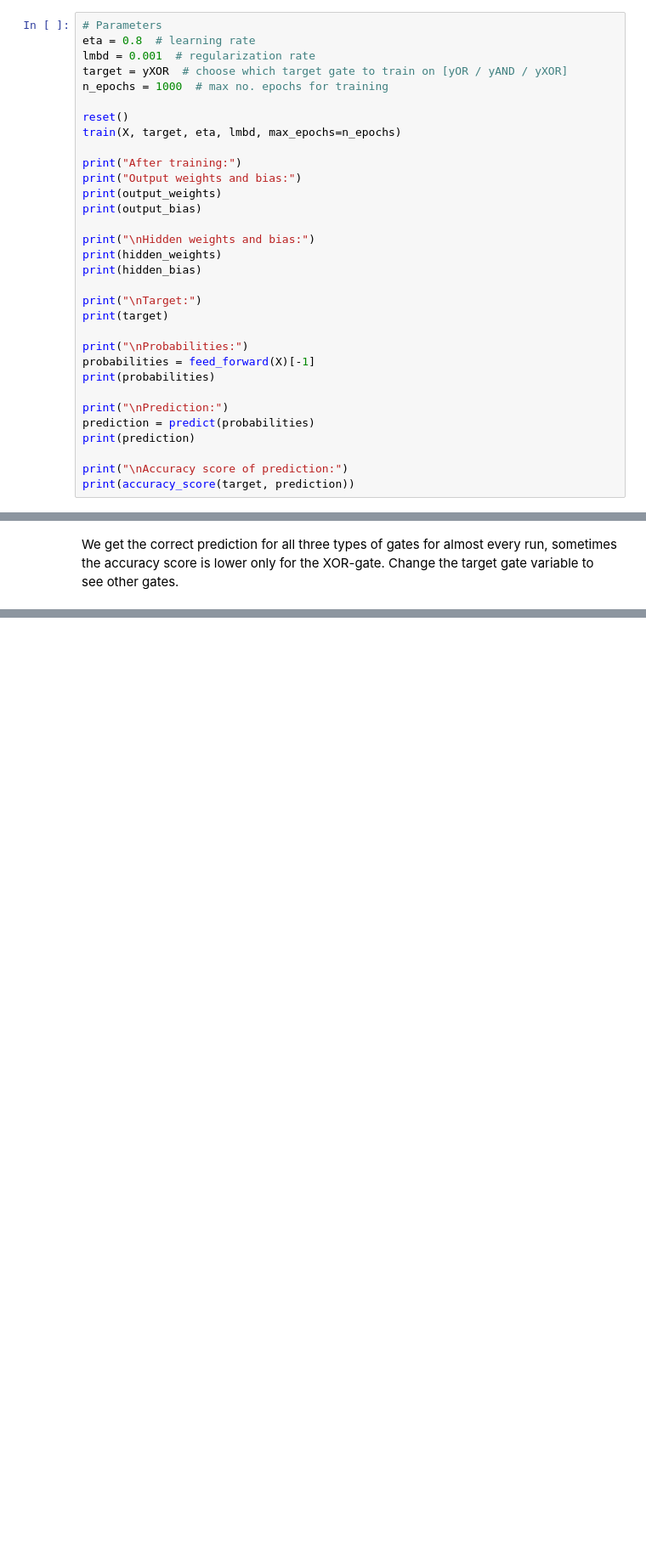
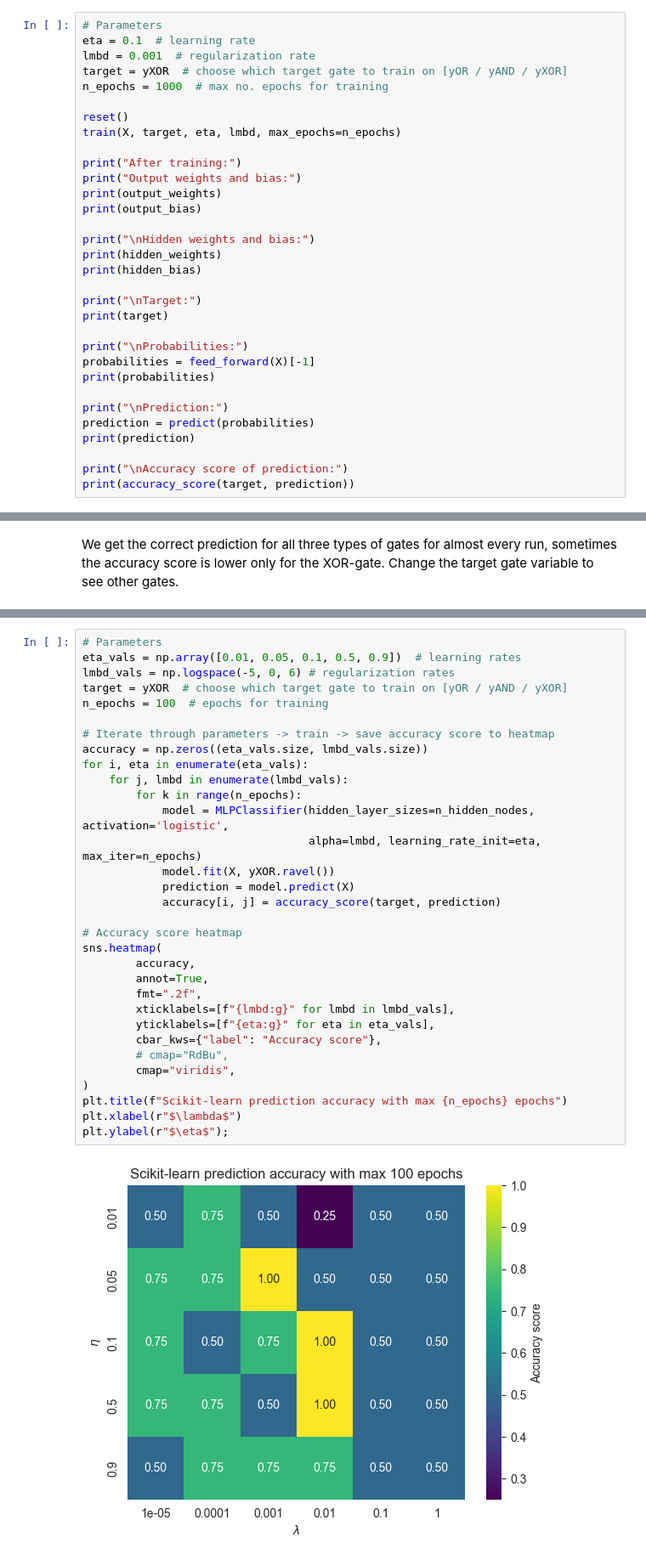
Before and after one commit to LassePladsen/FYS-STK3155-4155, a Jupyter notebook: Weekly exercises/43 & 44/Week 43 & 44 Lasse Pladsen.ipynb, the cells around one changed output, grey strips where cells are left out. Shown at 85% size. Cells and saved outputs as stored; diff of their text form; blank space fills up the shorter version.

```diff
--- a/Weekly exercises/43 & 44/Week 43 & 44 Lasse Pladsen.ipynb
+++ b/Weekly exercises/43 & 44/Week 43 & 44 Lasse Pladsen.ipynb
@@ -552,7 +557,7 @@ We see that we have perfect accuracy for multiple parameter combinations, which
 ### Training with the best hyperparameters
 # %%
 # Parameters
-eta = 0.8  # learning rate
+eta = 0.1  # learning rate
 lmbd = 0.001  # regularization rate
 target = yXOR  # choose which target gate to train on [yOR / yAND / yXOR]
 n_epochs = 1000  # max no. epochs for training
@@ -604,0 +613,34 @@ We get the correct prediction for all three types of gates for almost every run,
+# %%
+# Parameters
+eta_vals = np.array([0.01, 0.05, 0.1, 0.5, 0.9])  # learning rates
+lmbd_vals = np.logspace(-5, 0, 6) # regularization rates
+target = yXOR  # choose which target gate to train on [yOR / yAND / yXOR]
+n_epochs = 100  # epochs for training
+
+# Iterate through parameters -> train -> save accuracy score to heatmap
+accuracy = np.zeros((eta_vals.size, lmbd_vals.size))
+for i, eta in enumerate(eta_vals):
+    for j, lmbd in enumerate(lmbd_vals):
+        for k in range(n_epochs):
+            model = MLPClassifier(hidden_layer_sizes=n_hidden_nodes, activation='logistic',
+                                  alpha=lmbd, learning_rate_init=eta, max_iter=n_epochs)
+            model.fit(X, yXOR.ravel())
+            prediction = model.predict(X)
+            accuracy[i, j] = accuracy_score(target, prediction)
+
+# Accuracy score heatmap
+sns.heatmap(
+        accuracy,
+        annot=True,
+        fmt=".2f",
+        xticklabels=[f"{lmbd:g}" for lmbd in lmbd_vals],
+        yticklabels=[f"{eta:g}" for eta in eta_vals],
+        cbar_kws={"label": "Accuracy score"},
+        # cmap="RdBu",
+        cmap="viridis",
+)
+plt.title(f"Scikit-learn prediction accuracy with max {n_epochs} epochs")
+plt.xlabel(r"$\lambda$")
+plt.ylabel(r"$\eta$");
+# %% [output]
+[figure, added]
```
Also changed, not shown: parts of 5 cells of this notebook.
